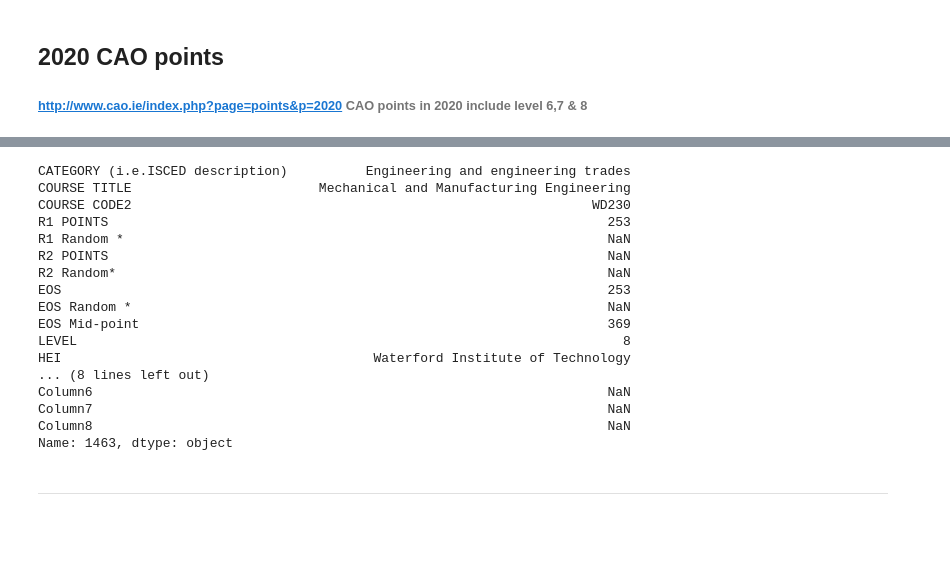
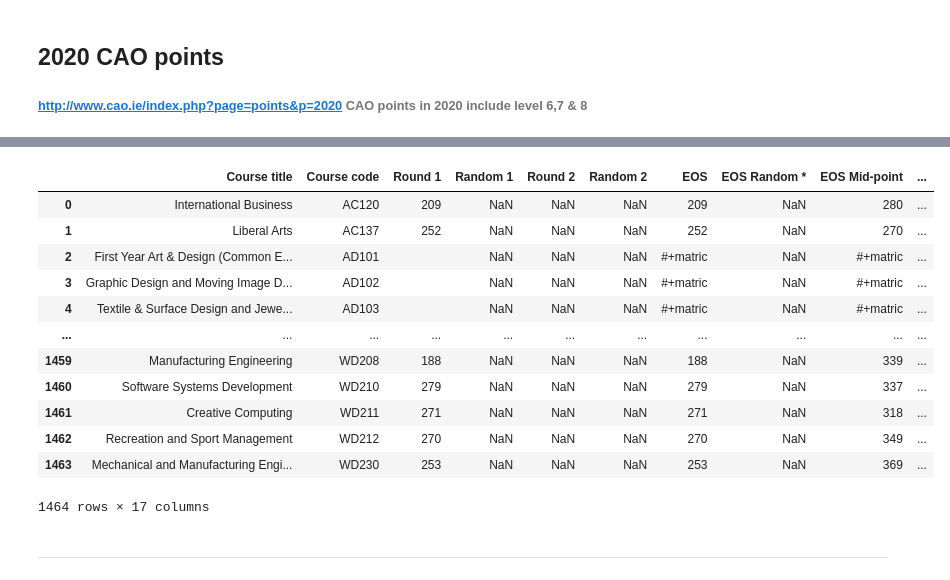
Before and after one commit to Jonish99/Fundamentals-of-Data-Analysis-Assessment, a Jupyter notebook: cao.ipynb, the cells around one changed output, grey strips where cells are left out. Drawn from its saved outputs; the diff is of its cells as text; code cells hidden in the pictures; blank space fills up the shorter version.

Commit message:
Function to deal with code prefixes to assign HEI names df. CAO reading html lines now in a function to pass, L8 file or L6/7 file. Cleaing up 2020, addding columns for #, AQA

```diff
--- a/cao.ipynb
+++ b/cao.ipynb
@@ -206,26 +335,46 @@ df=pd.read_excel('http://www2.cao.ie/points/CAOPointsCharts2020.xlsx',skiprows=1
 # %%
 #df.iloc[123]
 
 #check final row
-df.iloc[-1]
+#delete unwanted columns
+df = df.drop(['CATEGORY (i.e.ISCED description)','avp','v','Column1','Column2',\
+              'Column3','Column4','Column5','Column6','Column7',\
+              'Column8'], 1)
+df = df.rename(columns={'COURSE TITLE': 'Course title',\
+                        'COURSE CODE2': 'Course code',\
+                        'R1 POINTS':'Round 1','R2 POINTS':'Round 2',\
+                        'R1 Random *':'Random 1',\
+                        'R2 Random*':'Random 2'})
+
+df['Year'] =2020
+df['Portfolios_other1'] =''
+df['Portfolios_other2'] =''
+df['AQA1'] =''
+df['AQA2'] =''
+#https://towardsdatascience.com/check-for-a-substring-in-a-pandas-dataframe-column-4b949f64852
+
+#Pulling out AQA, # and  placing into own column.
+df.loc[df['Round 1'].str.contains('#',na=False) , 'Portfolios_other1'] = '#'
+df.loc[df['Round 1'].str.contains('#',na=False) , 'Round 1'] = ''
+df.loc[df['Round 2'].str.contains('#',na=False) , 'Portfolios_other2'] = '#'
+df.loc[df['Round 2'].str.contains('#',na=False) , 'Round 2'] = ''
+df.loc[df['Round 1'].str.contains('AQA',na=False) , 'AQA1'] = 'AQA'
+df.loc[df['Round 2'].str.contains('AQA',na=False) , 'AQA2'] = ''
+display (df)
 # %% [output]
+|  | Course title | Course code | Round 1 | Random 1 | Round 2 | Random 2 | EOS | EOS Random * | EOS Mid-point | ... |
+| 0 | International Business | AC120 | 209 | NaN | NaN | NaN | 209 | NaN | 280 | ... |
+| 1 | Liberal Arts | AC137 | 252 | NaN | NaN | NaN | 252 | NaN | 270 | ... |
+| 2 | First Year Art & Design (Common E... | AD101 |  | NaN | NaN | NaN | #+matric | NaN | #+matric | ... |
+| 3 | Graphic Design and Moving Image D... | AD102 |  | NaN | NaN | NaN | #+matric | NaN | #+matric | ... |
+| 4 | Textile & Surface Design and Jewe... | AD103 |  | NaN | NaN | NaN | #+matric | NaN | #+matric | ... |
+| ... | ... | ... | ... | ... | ... | ... | ... | ... | ... | ... |
+| 1459 | Manufacturing Engineering | WD208 | 188 | NaN | NaN | NaN | 188 | NaN | 339 | ... |
+| 1460 | Software Systems Development | WD210 | 279 | NaN | NaN | NaN | 279 | NaN | 337 | ... |
+| 1461 | Creative Computing | WD211 | 271 | NaN | NaN | NaN | 271 | NaN | 318 | ... |
+| 1462 | Recreation and Sport Management | WD212 | 270 | NaN | NaN | NaN | 270 | NaN | 349 | ... |
+| 1463 | Mechanical and Manufacturing Engi... | WD230 | 253 | NaN | NaN | NaN | 253 | NaN | 369 | ... |
-CATEGORY (i.e.ISCED description)          Engineering and engineering trades
-COURSE TITLE                        Mechanical and Manufacturing Engineering
-COURSE CODE2                                                           WD230
-R1 POINTS                                                                253
-R1 Random *                                                              NaN
-R2 POINTS                                                                NaN
-R2 Random*                                                               NaN
-EOS                                                                      253
-EOS Random *                                                             NaN
-EOS Mid-point                                                            369
-LEVEL                                                                      8
-HEI                                        Waterford Institute of Technology
-... (8 lines left out)
-Column6                                                                  NaN
-Column7                                                                  NaN
-Column8                                                                  NaN
-Name: 1463, dtype: object
+1464 rows × 17 columns
 # %% [markdown]
 ***
 # %% [markdown]
```
Also changed, not shown: parts of 19 cells of this notebook.
